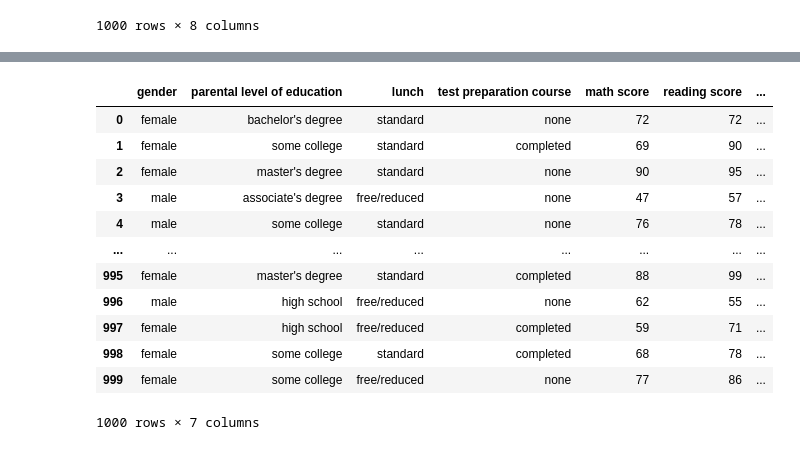
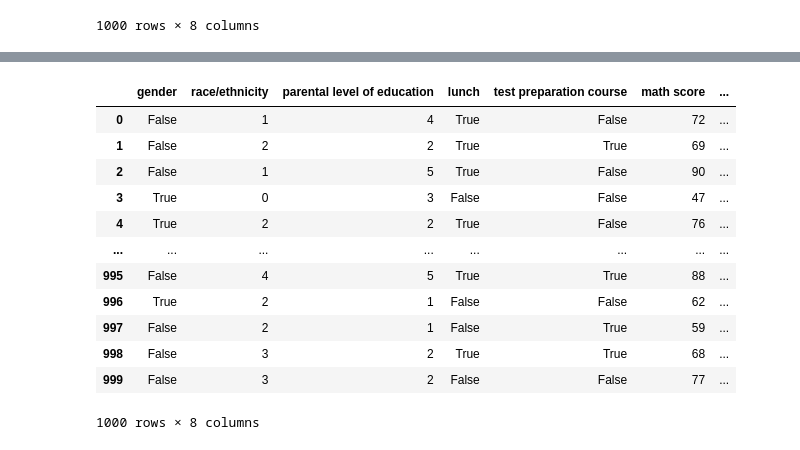
Before and after one commit to smsophiemi/ECS-171-Final-Project, a Jupyter notebook: Project.ipynb, the cells around one changed output, grey strips where cells are left out. Saved outputs shown, nothing was run; the diff lists cells and outputs as text; code cells hidden in the pictures.

```diff
--- a/Project.ipynb
+++ b/Project.ipynb
@@ -20,17 +38,39 @@ df
 # %%
-df = df.drop(columns=['race/ethnicity'])
+# Preprocessing
+df.gender = df.gender == 'male'
+df.lunch = df.lunch == 'standard'
+df['test preparation course'] = df['test preparation course'] == 'completed'
+# Group A - White - British
+# Group B - White - Irish
+# Group C - White - Any other White background
+# Group D - Mixed - White and Black Caribbean
+# Group E - Mixed - White and Black African
+# Group F - Mixed - White and Asian
+# Group G - Mixed - Any other mixed background
+df['race/ethnicity'] = df['race/ethnicity'].map({'group A': 0, 'group B': 1, 'group C': 2, 'group D': 3, 'group E': 4, 'group F': 5, 'group G': 6})
+
+# some high school
+# high school
+# some college
+# associate's degree
+# bachelor's degree
+# master's degree
+df['parental level of education'] = df['parental level of education'].map({'some high school': 0,
+                                    'high school': 1, "some college": 2, "associate's degree": 3,
+                                    "bachelor's degree": 4, "master's degree": 5})
+
 df
 # %% [output]
-|  | gender | parental level of education | lunch | test preparation course | math score | reading score | ... |
-| 0 | female | bachelor's degree | standard | none | 72 | 72 | ... |
-| 1 | female | some college | standard | completed | 69 | 90 | ... |
-| 2 | female | master's degree | standard | none | 90 | 95 | ... |
-| 3 | male | associate's degree | free/reduced | none | 47 | 57 | ... |
-| 4 | male | some college | standard | none | 76 | 78 | ... |
+|  | gender | race/ethnicity | parental level of education | lunch | test preparation course | math score | ... |
+| 0 | False | 1 | 4 | True | False | 72 | ... |
+| 1 | False | 2 | 2 | True | True | 69 | ... |
+| 2 | False | 1 | 5 | True | False | 90 | ... |
+| 3 | True | 0 | 3 | False | False | 47 | ... |
+| 4 | True | 2 | 2 | True | False | 76 | ... |
 | ... | ... | ... | ... | ... | ... | ... | ... |
-| 995 | female | master's degree | standard | completed | 88 | 99 | ... |
-| 996 | male | high school | free/reduced | none | 62 | 55 | ... |
-| 997 | female | high school | free/reduced | completed | 59 | 71 | ... |
-| 998 | female | some college | standard | completed | 68 | 78 | ... |
-| 999 | female | some college | free/reduced | none | 77 | 86 | ... |
+| 995 | False | 4 | 5 | True | True | 88 | ... |
+| 996 | True | 2 | 1 | False | False | 62 | ... |
+| 997 | False | 2 | 1 | False | True | 59 | ... |
+| 998 | False | 3 | 2 | True | True | 68 | ... |
+| 999 | False | 3 | 2 | False | False | 77 | ... |
-1000 rows × 7 columns
+1000 rows × 8 columns
```
Also changed, not shown: parts of 5 cells of this notebook, 1 other file.
